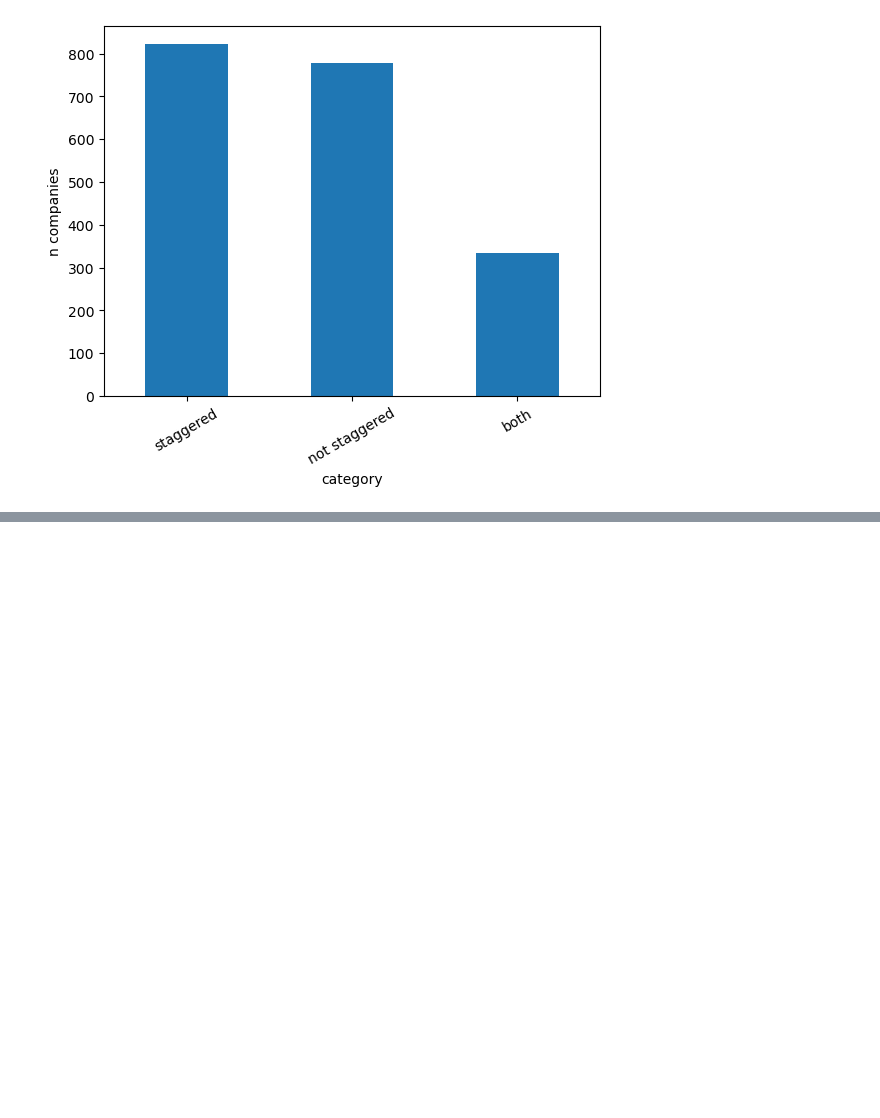
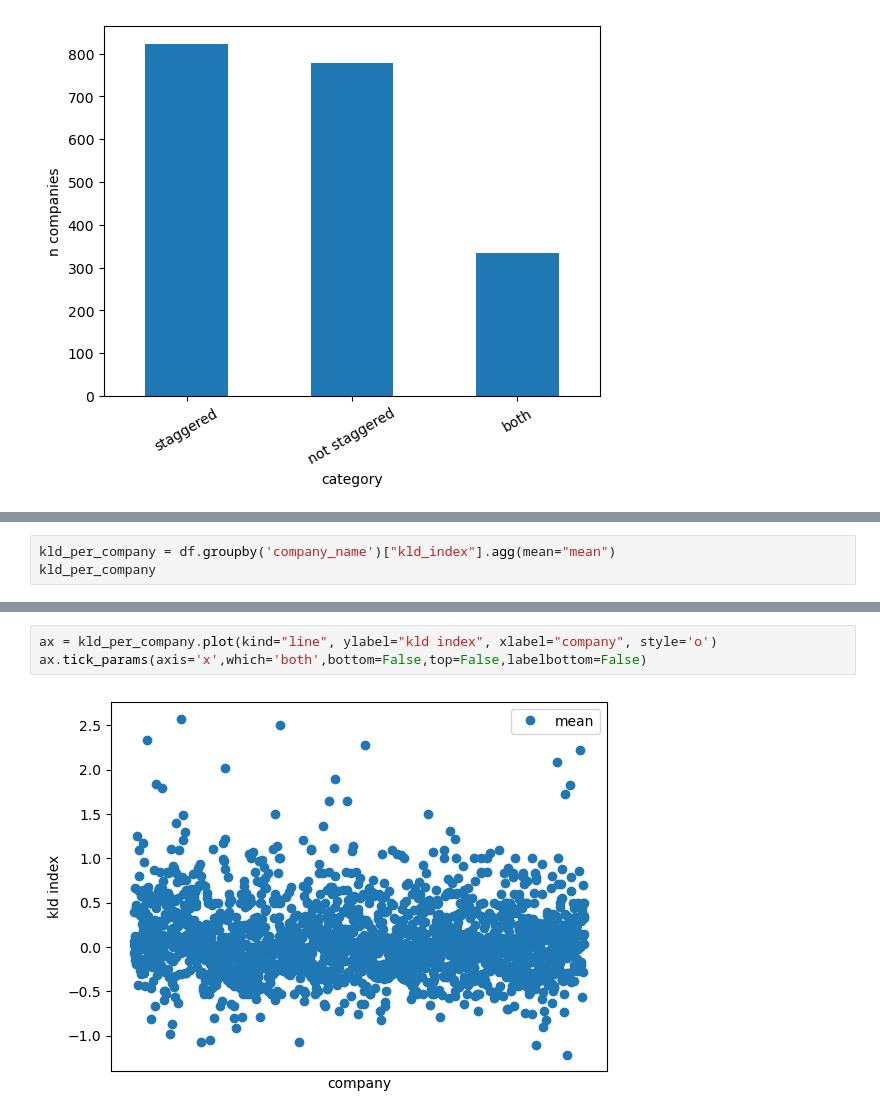
Before and after one commit to oliverangelil/ipynb, a Jupyter notebook: julie_eda.ipynb, the cells around one changed output, grey strips where cells are left out. Drawn from its saved outputs; the diff is of its cells as text; blank space fills up the shorter version.

```diff
--- a/julie_eda.ipynb
+++ b/julie_eda.ipynb
@@ -122,0 +125,3 @@ ax.set_xticklabels(["staggered", "not staggered", "both"])
+# %%
+kld_per_company = df.groupby('company_name')["kld_index"].agg(mean="mean")
+kld_per_company
@@ -122,0 +143,5 @@ ax.set_xticklabels(["staggered", "not staggered", "both"])
+# %%
+ax = kld_per_company.plot(kind="line", ylabel="kld index", xlabel="company", style='o')
+ax.tick_params(axis='x',which='both',bottom=False,top=False,labelbottom=False)
+# %% [output]
+[figure, added]
```
Also changed, not shown: parts of 7 cells of this notebook.
